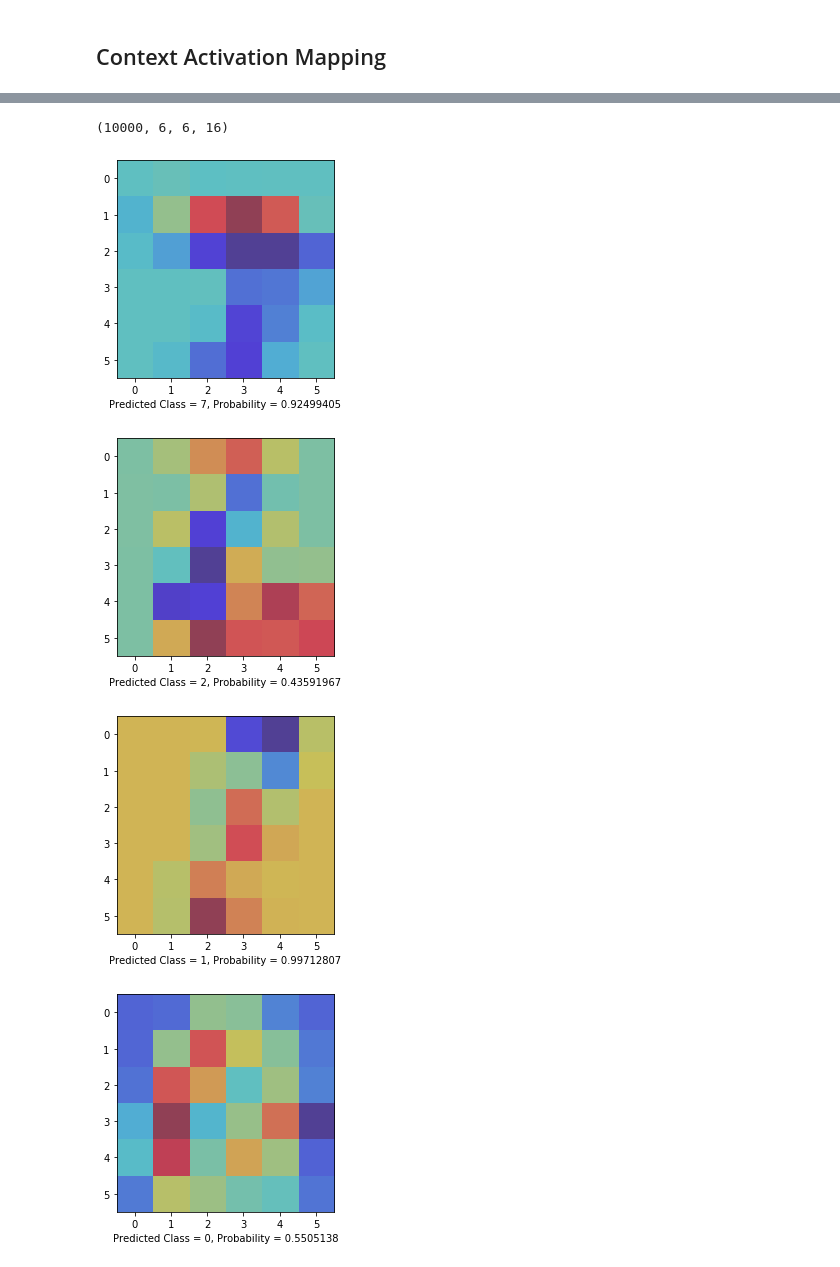
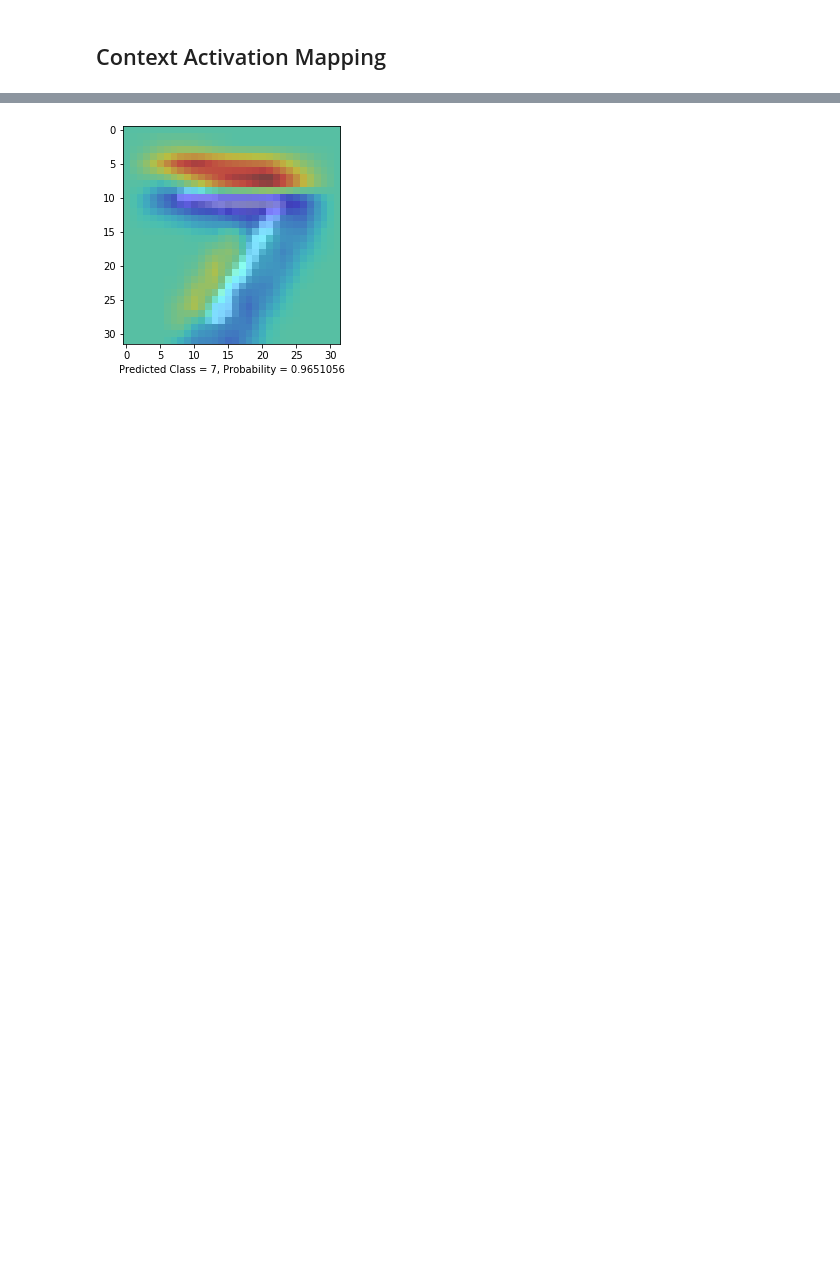
Before and after one commit to peterhuang88/nn_input_analysis, a Jupyter notebook: lenet5_keras.ipynb, the cells around one changed output, grey strips where cells are left out. Drawn from its saved outputs; the diff is of its cells as text; code cells hidden in the pictures; blank space fills up the shorter version.

```diff
--- a/lenet5_keras.ipynb
+++ b/lenet5_keras.ipynb
@@ -49,14 +71,17 @@ model.add(Conv2D(filters=6, kernel_size=(3, 3), activation='relu', input_shape=(
 model.add(AveragePooling2D())
 
 model.add(Conv2D(filters=16, kernel_size=(3, 3), activation='relu'))
+
+model.add(GlobalAveragePooling2D())
+# uncomment below and comment above line for actual model
+"""
 model.add(AveragePooling2D())
-model.add(GlobalAveragePooling2D())
-#model.add(Flatten())
 
-#model.add(Dense(units=120, activation='relu'))
-model.add(Dense(units=10, activation='relu'))
+model.add(Flatten())
 
-#model.add(Dense(units=84, activation='relu'))
-model.add(Dense(units=10, activation='relu'))
+model.add(Dense(units=120, activation='relu'))
+
+model.add(Dense(units=84, activation='relu'))
+"""
 
 model.add(Dense(units=10, activation = 'softmax'))
@@ -145,28 +159,36 @@ _________________________________________________________________
-# %%
-features,results = cam_model.predict(x_test)
-features.shape
-# %% [output]
-(10000, 6, 6, 16)
 # %%
-for idx in range(5):
-  features_for_one_img = features[idx,:,:,:]
-  pred = np.argmax(results[idx])
-  cam_features = features_for_one_img
+def cam():
+  gap_weights = model.layers[-1].get_weights()[0]
+  cam_model = Model(inputs=model.input,outputs=(model.layers[-3].output,model.layers[-1].output))
+  features,results = cam_model.predict(x_test)
+
+  for idx in range(5):
+    features_for_one_img = features[idx,:,:,:]
+    #print(features_for_one_img.shape)
+    pred = np.argmax(results[idx])
+    # cam_features = features_for_one_img
+    x_scale = x_train.shape[1] / features_for_one_img.shape[0]
+    y_scale = x_train.shape[2] / features_for_one_img.shape[1]
+    #cam_features = scipy.ndimage.zoom(features_for_one_img, (32,32,1), order=1)
+    # print(features_for_one_img.shape)
+    cam_features = scipy.ndimage.zoom(features_for_one_img, (x_scale,y_scale,1), order=1)
 
 
-  plt.figure(facecolor='white')
-  cam_weights = gap_weights[:,pred]
-  cam_output  = np.dot(cam_features,cam_weights)
+    plt.figure(facecolor='white')
+    cam_weights = gap_weights[:,pred]
+    cam_output  = np.dot(cam_features,cam_weights)
 
-  buf = 'Predicted Class = ' +str( pred )+ ', Probability = ' + str(results[idx][pred])
-  plt.xlabel(buf)
+    # print(cam_output)
 
-  plt.imshow(np.squeeze(x_test[idx],-1), alpha=0.5)
+    buf = 'Predicted Class = ' +str( pred )+ ', Probability = ' + str(results[idx][pred])
+    plt.xlabel(buf)
+    plt.imshow(np.squeeze(x_test[idx],-1),alpha=0.5, cmap='gray')
+    plt.imshow(cam_output, cmap='jet', alpha=0.5)
+    #plt.imshow(cam_output, cmap='jet')
 
-  plt.imshow(cam_output, cmap='jet', alpha=0.5)
-  plt.show()
+    plt.show()
+    break
+
+cam()
 # %% [output]
-[figure, old version]
+[figure, new version]
-[figure, removed]
-[figure, removed]
-[figure, removed]
```
Also changed, not shown: parts of 12 cells of this notebook, 1 other file.
